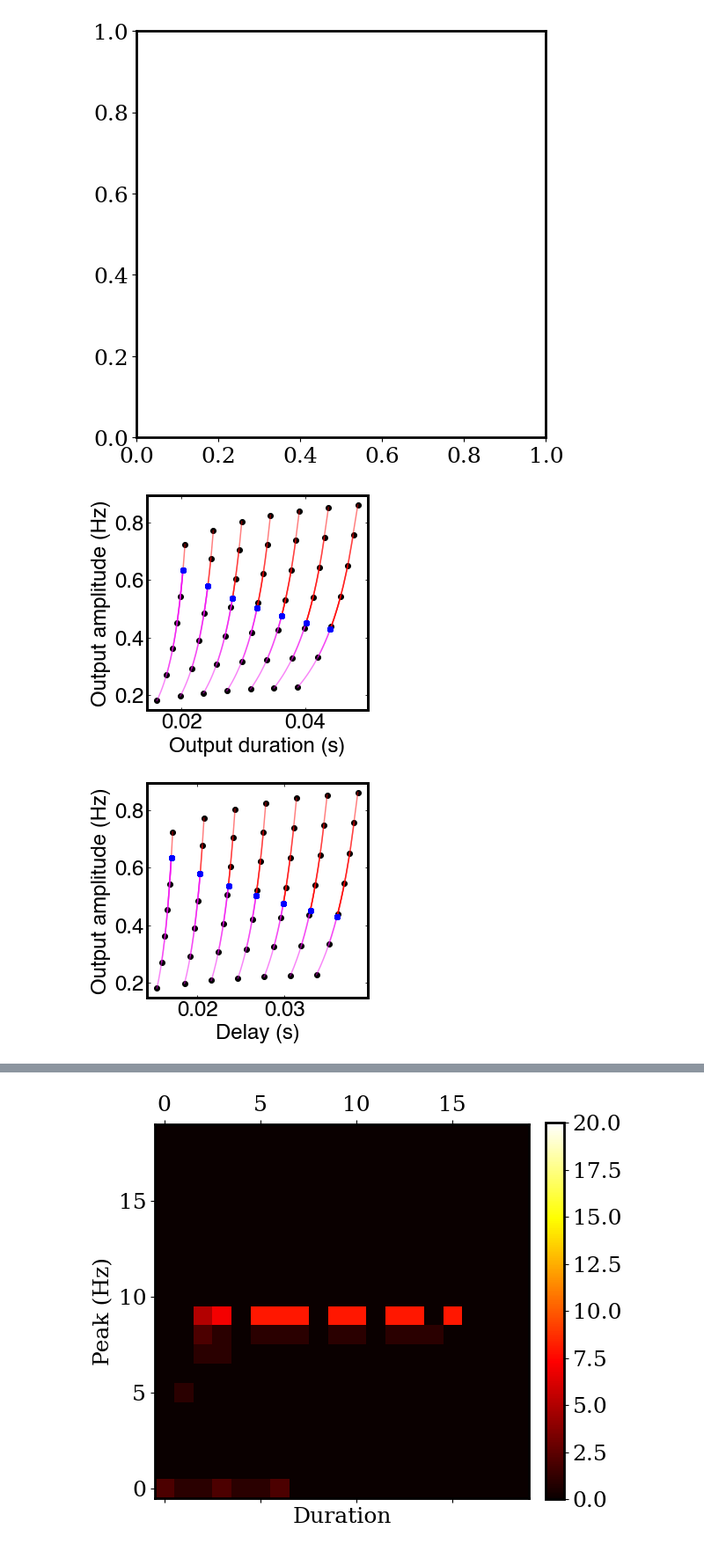
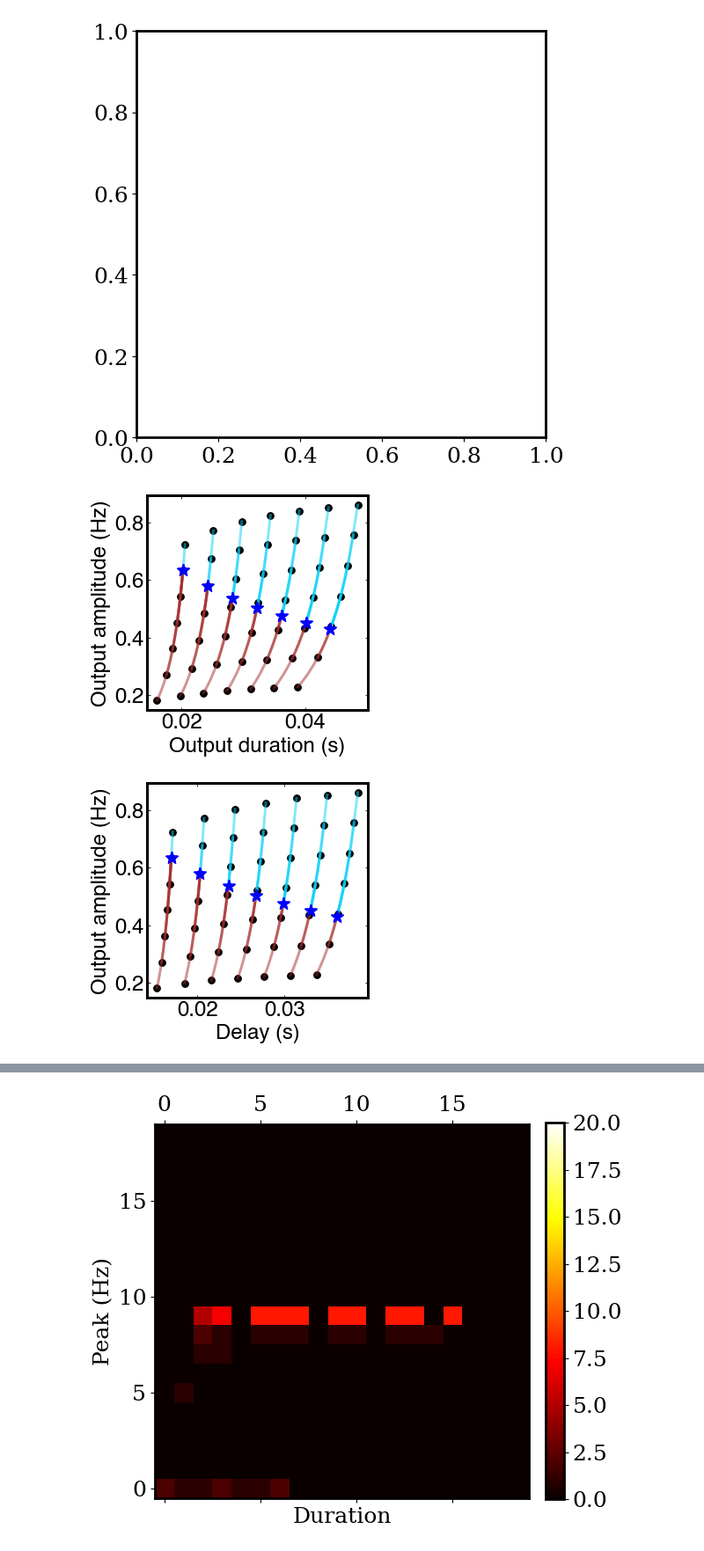
Before and after one commit to davidgbe/automated_plasticity_discovery, a Jupyter notebook: moment_control.ipynb, the cells around one changed output, grey strips where cells are left out. Shown at 88% size. Cells and saved outputs as stored; diff of their text form; code cells hidden in the pictures.

```diff
--- a/moment_control.ipynb
+++ b/moment_control.ipynb
@@ -47,6 +47,9 @@ colors = get_ordered_colors('coolwarm', n_cycles)
 trajs = np.zeros((100, (n_cycles + 1) * 3))
 weight_trajs = np.zeros((100, (n_cycles + 1) * 2))
 
+all_inps_2_mom = np.empty((10 * 10, len(t))) # dims (input_space, t)
+all_responses_2_mom = np.zeros((10 * 10, 10, len(t))) # dims (input_space, samples of response, t)
+
 idx = 0
 for tau_alpha in np.linspace(1e-3, 20e-3, 10):
     for a in np.linspace(0.01, 1, 10):
@@ -59,6 +62,7 @@ for tau_alpha in np.linspace(1e-3, 20e-3, 10):
         tau_alpha_prime = tau_alpha + np.random.normal(scale=0 * tau_alpha)
         inp_alpha = a_prime * calc_alpha_func(tau_alpha_prime)
         inp[:len(inp_alpha)] = inp_alpha
+        all_inps_2_mom[idx, :] = inp
 
         m1_in = np.sum(inp * t) / np.sum(inp)
 
@@ -69,6 +73,8 @@ for tau_alpha in np.linspace(1e-3, 20e-3, 10):
 
         for i_cycle in range(n_cycles):
             r = calc_response(inp, w, b, tau)
+            if i_cycle in np.arange(0, 200, 20):
+                all_responses_2_mom[idx, int(i_cycle/20), :] = r
         #     print(np.sum(np.square(r)) * dt)
             w += (100000 * (w_set - np.sum(np.square(r)) * np.square(dt)))
             b += (2 * (np.sum(r) * dt - b_set))
@@ -190,20 +229,20 @@ for i_traj in range(0, trajs.shape[0], 1):
     b_idxs = np.arange(1, len(weight_traj), 2)
 
     if w_diff < 0 and b_diff < 0:
-        color = '#0ad1f8' #pink
+        color = '#1f449c' #pink
         graph_idx = 0
     elif w_diff < 0 and b_diff >= 0:
-        color = 'red'
+        color = '#0ad1f8'
         graph_idx = 1
     elif w_diff >= 0 and b_diff < 0:
-        color = 'brown'
+        color = '#f20df0'
         graph_idx = 2
     else:
-        color = '#f20df0' #light blue
+        color = 'brown' #light blue
         graph_idx = 3
 
-    axs[graph_idx * 2].plot(np.arange(len(w_idxs)), weight_traj[w_idxs] / weight_traj[0] , color=color, alpha=0.5)
-    axs[graph_idx * 2 + 1].plot(np.arange(len(b_idxs)), weight_traj[b_idxs] / weight_traj[1], color=color, alpha=0.5)
+    axs[graph_idx * 2].plot(np.arange(len(w_idxs)), weight_traj[w_idxs] / weight_traj[0] , color=color, alpha=1.)
+    axs[graph_idx * 2 + 1].plot(np.arange(len(b_idxs)), weight_traj[b_idxs] / weight_traj[1], color=color, alpha=1.)
 #     axs.plot(traj[[0, 2]], traj[[1, 3]], '--', color=colors[i_traj], alpha=0.5)
 #     axs.scatter([traj[5]], [traj[4]], color='black')
 #     axs.scatter([traj[-1]], [traj[-2]], color='red', zorder=10)
@@ -278,6 +317,9 @@ colors = get_ordered_colors('coolwarm', n_cycles)
 trajs = np.zeros((100, (n_cycles + 1) * 3))
 weight_trajs = np.zeros((100, (n_cycles + 1) * 2))
 
+all_inps_1_mom = np.empty((10 * 10, len(t))) # dims (input_space, t)
+all_responses_1_mom = np.zeros((10 * 10, 10, len(t))) # dims (input_space, samples of response, t)
+
 idx = 0
 for tau_alpha in np.linspace(1e-3, 20e-3, 10):
     for a in np.linspace(0.01, 1, 10):
@@ -290,6 +332,7 @@ for tau_alpha in np.linspace(1e-3, 20e-3, 10):
         tau_alpha_prime = tau_alpha + np.random.normal(scale=0 * tau_alpha)
         inp_alpha = a_prime * calc_alpha_func(tau_alpha_prime)
         inp[:len(inp_alpha)] = inp_alpha
+        all_inps_1_mom[idx, :] = inp
 
         m1_in = np.sum(inp * t) / np.sum(inp)
 
@@ -300,6 +343,8 @@ for tau_alpha in np.linspace(1e-3, 20e-3, 10):
 
         for i_cycle in range(n_cycles):
             r = calc_response(inp, w, b, tau)
+            if i_cycle in np.arange(0, 200, 20):
+                all_responses_1_mom[idx, int(i_cycle/20), :] = r
         #     print(np.sum(np.square(r)) * dt)
             w += (100000 * (w_set - np.sum(np.square(r)) * np.square(dt)))
 #             b += (2 * (np.sum(r) * dt - b_set))
@@ -329,41 +374,41 @@ for tau_alpha in np.linspace(1e-3, 20e-3, 10):
 scale = 1.5
 fig, axs = plt.subplots(1, 1, figsize=(3 * scale, 3 * scale))
 
 colors = get_ordered_colors('cool', len(trajs))
 for i_traj in range(0, trajs.shape[0], 1):
     if i_traj % 10 < 3 or i_traj < 30:
         continue
     traj = trajs[i_traj, :]
     weight_traj = weight_trajs[i_traj, :]
 
     x_idxs = np.arange(3, len(traj), 3)
     y_idxs = np.arange(4, len(traj), 3)
     w_diff = weight_traj[-2] - weight_traj[2]
     b_diff = weight_traj[-1] - weight_traj[3]
 
     if w_diff < 0 and b_diff < 0:
-        color = '#0ad1f8' #pink
+        color =  '#1f449c' # red
     elif w_diff < 0 and b_diff >= 0:
-        color = 'red'
+        color = '#0ad1f8' # light blue
     elif w_diff >= 0 and b_diff < 0:
+        color = '#f20df0' # light blue
+    else:
         color = 'brown'
-    else:
-        color = '#f20df0' #light blue
-    axs.plot(traj[x_idxs], traj[y_idxs], color=color, alpha=0.5, lw=1.5)
+    axs.plot(traj[x_idxs], traj[y_idxs], color=color, alpha=0.5, lw=3)
 #     axs.plot(traj[[0, 2]], traj[[1, 3]], '--', color=colors[i_traj], alpha=0.5)
-    axs.scatter([traj[3]], [traj[4]], color='black')
-    axs.scatter([traj[-3]], [traj[-2]], color='blue', zorder=10)
+    axs.scatter([traj[3]], [traj[4]], color='black', s=60)
+    axs.scatter([traj[-3]], [traj[-2]], color='blue', marker='*', s=200, zorder=10)
 
 axs.set_xlabel('Output duration (s)')
 axs.set_ylabel('Output amplitude (Hz)')
 
 axs.tick_params(axis='both', which='both', direction='in', right=True, top=True)
 plt.subplots_adjust(wspace=0, hspace=0.05)
 
 fig.savefig('./figures/single_w_setpoint_amp_dur.png')
 fig.savefig('./figures/single_w_setpoint_amp_dur.svg')
 # %% [output]
-[figure, old version]
+[figure, new version]
 # %%
 scale = 1.5
 fig, axs = plt.subplots(1, 1, figsize=(3 * scale, 3 * scale))
@@ -381,18 +426,18 @@ for i_traj in range(0, trajs.shape[0], 1):
     b_diff = weight_traj[-1] - weight_traj[3]
 
     if w_diff < 0 and b_diff < 0:
-        color = '#0ad1f8'
+        color =  '#1f449c' # red
     elif w_diff < 0 and b_diff >= 0:
-        color = 'red'
+        color = '#0ad1f8' # light blue
     elif w_diff >= 0 and b_diff < 0:
-        color = 'blue'
+        color = '#f20df0' # light blue
     else:
-        color = '#f20df0'
+        color = 'brown'
 
-    axs.plot(traj[x_idxs], traj[y_idxs], color=color, alpha=0.5)
+    axs.plot(traj[x_idxs], traj[y_idxs], color=color, alpha=0.5, lw=3)
 #     axs.plot(traj[[0, 2]], traj[[1, 3]], '--', color=colors[i_traj], alpha=0.5)
-    axs.scatter([traj[5]], [traj[4]], color='black')
-    axs.scatter([traj[-1]], [traj[-2]], color='blue', zorder=10)
+    axs.scatter([traj[5]], [traj[4]], color='black', s=60)
+    axs.scatter([traj[-1]], [traj[-2]], marker='*', color='blue', s=200, zorder=10)
 
 axs.set_xlabel('Delay (s)')
 axs.set_ylabel('Output amplitude (Hz)')
@@ -403,4 +448,4 @@ plt.subplots_adjust(wspace=0, hspace=0.05)
 fig.savefig('./figures/single_w_setpoint_amp_delay.png')
 fig.savefig('./figures/single_w_setpoint_amp_delay.svg')
 # %% [output]
-[figure, old version]
+[figure, new version]
```
Also changed, not shown: parts of 8 cells of this notebook.
